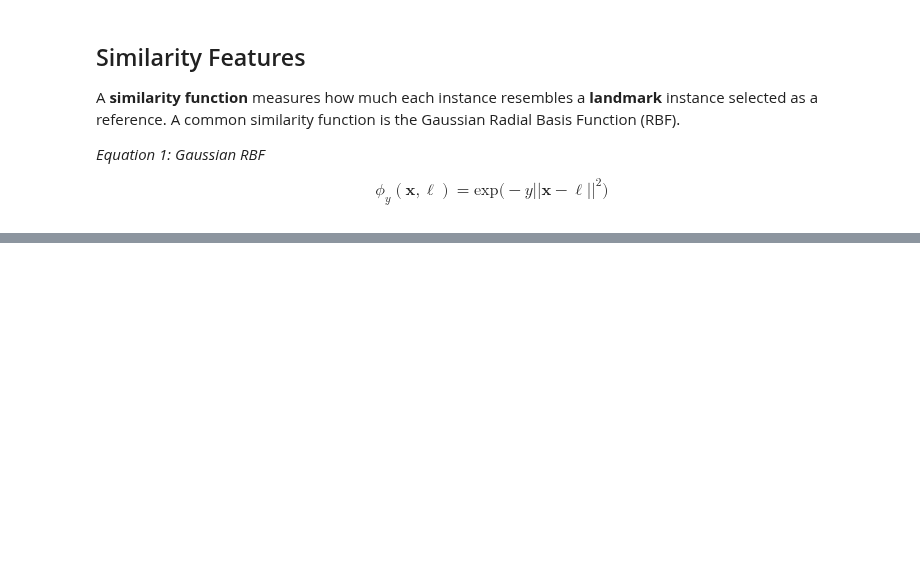
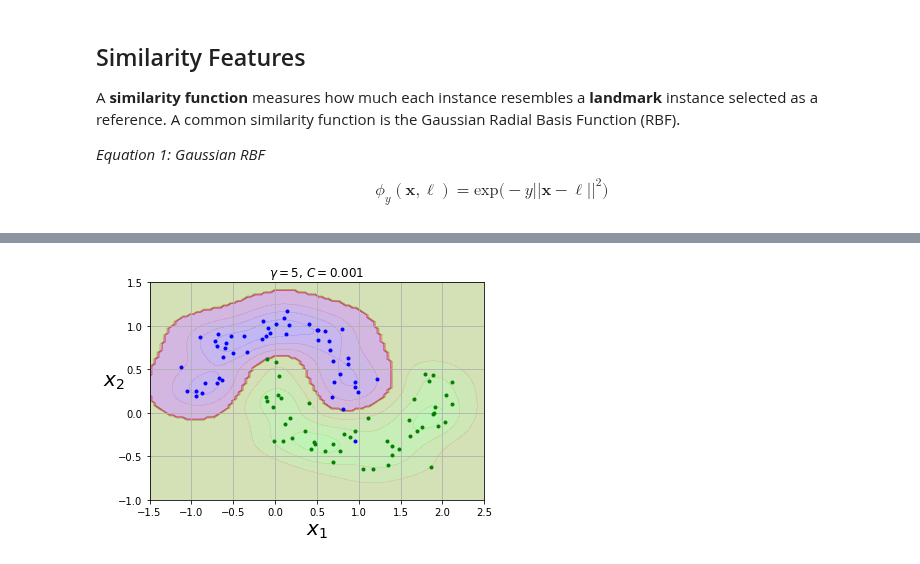
Before and after one commit to codywill/ml-sandbox, a Jupyter notebook: hands-on/Chapter 5 - Support Vector Machines.ipynb, the cells around one changed output, grey strips where cells are left out. Saved outputs shown, nothing was run; the diff lists cells and outputs as text; code cells hidden in the pictures; blank space fills up the shorter version.

```diff
--- a/hands-on/Chapter 5 - Support Vector Machines.ipynb
+++ b/hands-on/Chapter 5 - Support Vector Machines.ipynb
@@ -259,0 +263,6 @@ plt.axis([-0.1, 1.1, -0.1, 1.1])
+# %%
+rbf_kernel_svm_clf = Pipeline([
+    ('scaler', StandardScaler()),
+    ('svm_clf', SVC(kernel='rbf', gamma=5, C=0.001))
+])
+rbf_kernel_svm_clf.fit(X, y)
@@ -259,0 +281,7 @@ plt.axis([-0.1, 1.1, -0.1, 1.1])
+# %%
+plot_dataset(X, y, axes)
+plot_predictions(rbf_kernel_svm_clf, axes)
+plt.title(r'$\gamma=5$, $C=0.001$')
+plt.show()
+# %% [output]
+[figure, added]
```
Also changed, not shown: parts of 10 cells of this notebook.
